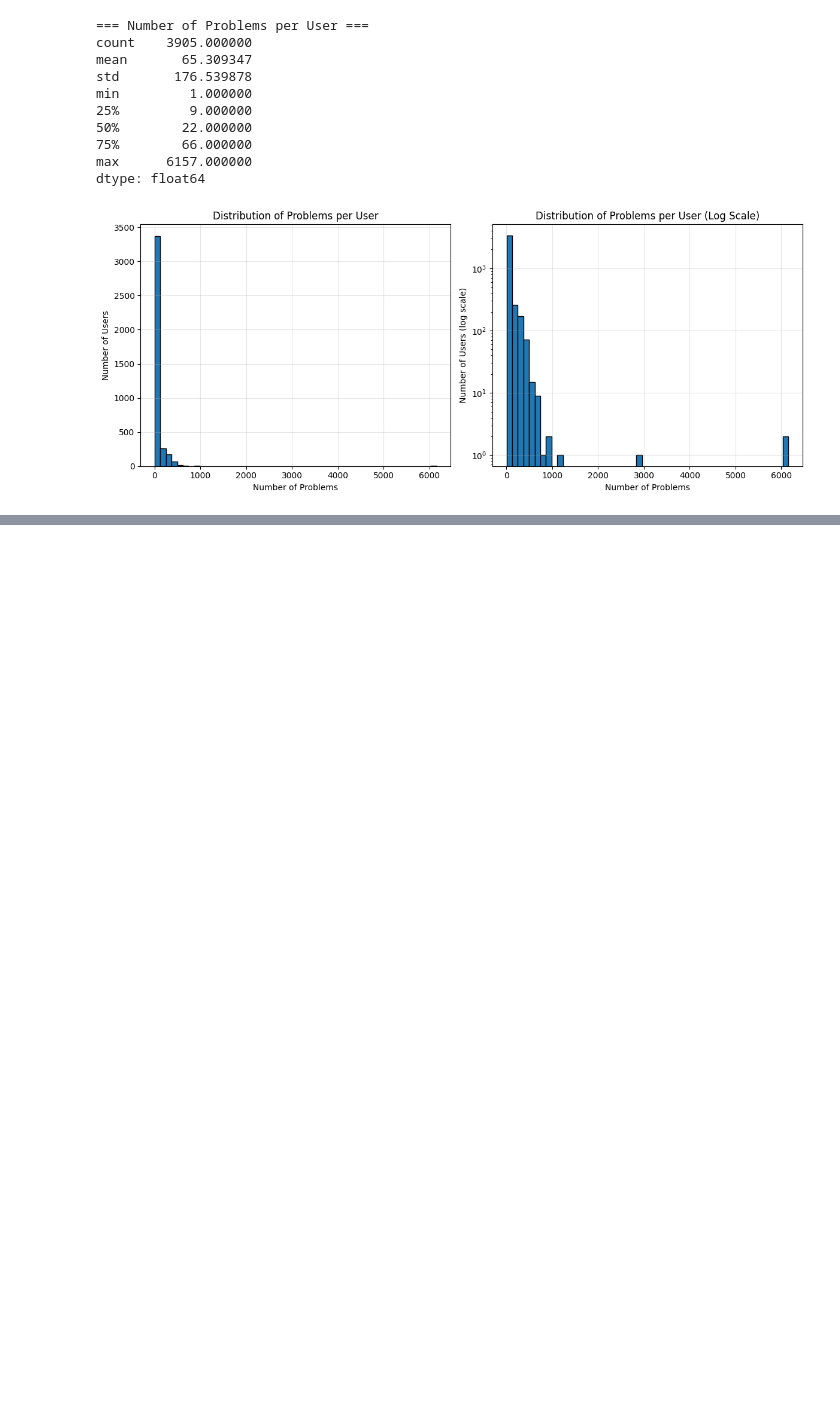
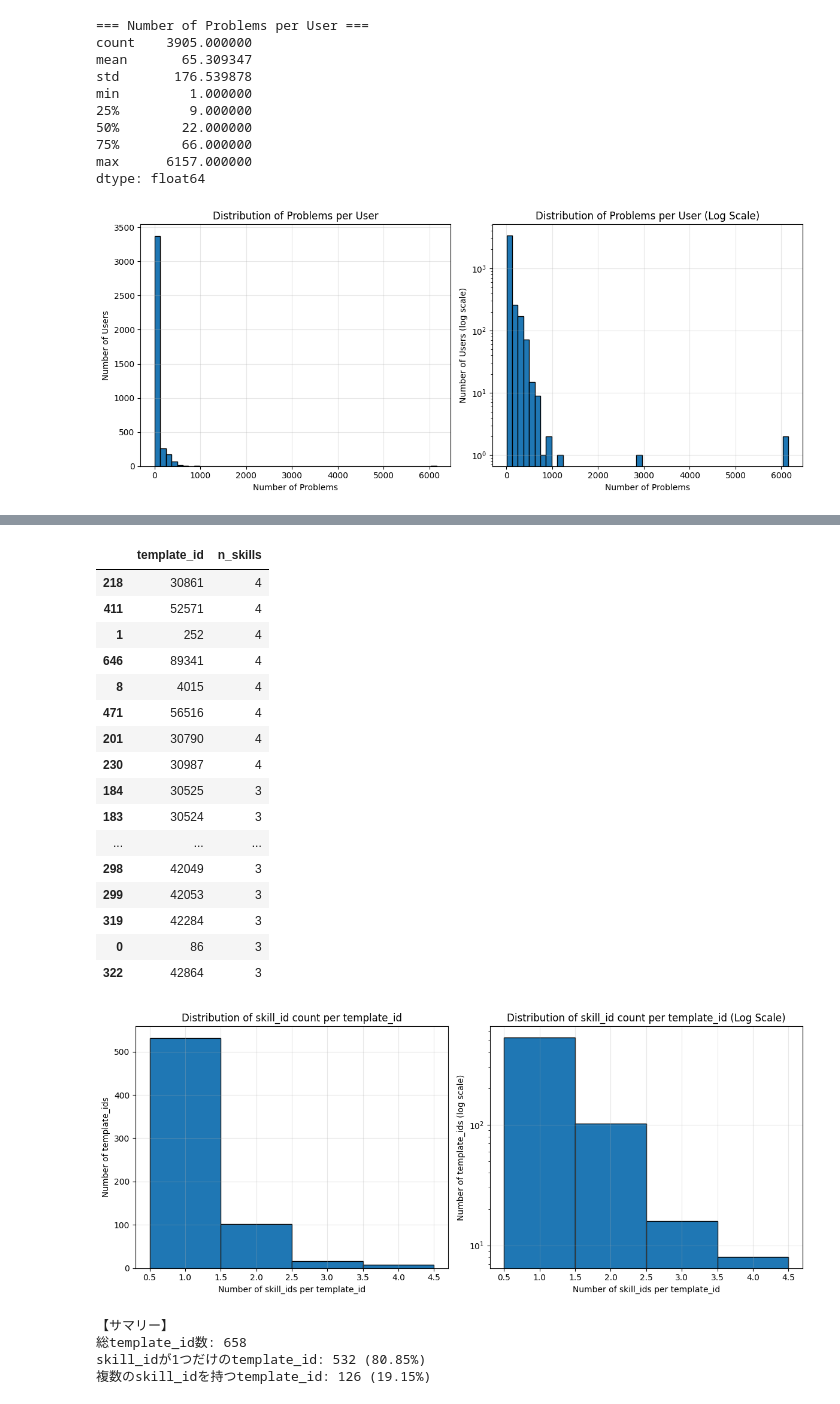
Before and after one commit to ryosukeaaaaa/master_research, a Jupyter notebook: notebooks/assistments_2009_2010/eda_rawdata.ipynb, the cells around one changed output, grey strips where cells are left out. Saved outputs shown, nothing was run; the diff lists cells and outputs as text; code cells hidden in the pictures; blank space fills up the shorter version.

```diff
--- a/notebooks/assistments_2009_2010/eda_rawdata.ipynb
+++ b/notebooks/assistments_2009_2010/eda_rawdata.ipynb
@@ -298,0 +703,49 @@ dtype: float64
+# %%
+# template_idごとのskill_id数を集計
+print("=== template_idごとのskill_id数の集計 ===")
+
+df_clean = df[['template_id', 'skill_id']].dropna()
+
+# 各template_idが持つskill_idの数をカウント
+template_skill_count = df_clean.groupby('template_id')['skill_id'].nunique().reset_index()
+template_skill_count.columns = ['template_id', 'n_skills']
+template_skill_count = template_skill_count.sort_values('n_skills', ascending=False)
+
+print("\n【基本統計】")
+print(template_skill_count['n_skills'].describe())
+
+print("\n【skill_id数の分布】")
+skill_count_dist = template_skill_count['n_skills'].value_counts().sort_index()
+print(skill_count_dist)
+
+print("\n【skill_id数が多いtemplate_idのTOP 20】")
+display(template_skill_count.head(20))
+
+# ヒストグラム
+plt.figure(figsize=(12, 5))
+
+plt.subplot(1, 2, 1)
+plt.hist(template_skill_count['n_skills'], bins=range(1, template_skill_count['n_skills'].max()+2),
+         edgecolor='black', align='left')
+plt.xlabel('Number of skill_ids per template_id')
+plt.ylabel('Number of template_ids')
+plt.title('Distribution of skill_id count per template_id')
+plt.grid(True, alpha=0.3)
+
+plt.subplot(1, 2, 2)
+plt.hist(template_skill_count['n_skills'], bins=range(1, template_skill_count['n_skills'].max()+2),
+         edgecolor='black', align='left')
+plt.xlabel('Number of skill_ids per template_id')
+plt.ylabel('Number of template_ids (log scale)')
+plt.title('Distribution of skill_id count per template_id (Log Scale)')
+plt.yscale('log')
+plt.grid(True, alpha=0.3)
+
+plt.tight_layout()
+plt.show()
+
+print(f"\n【サマリー】")
+print(f"総template_id数: {len(template_skill_count)}")
+print(f"skill_idが1つだけのtemplate_id: {(template_skill_count['n_skills'] == 1).sum()} ({(template_skill_count['n_skills'] == 1).sum() / len(template_skill_count) * 100:.2f}%)")
+print(f"複数のskill_idを持つtemplate_id: {(template_skill_count['n_skills'] > 1).sum()} ({(template_skill_count['n_skills'] > 1).sum() / len(template_skill_count) * 100:.2f}%)")
+# %% [output]
@@ -298,0 +769,22 @@ dtype: float64
+|  | template_id | n_skills |
+| 218 | 30861 | 4 |
+| 411 | 52571 | 4 |
+| 1 | 252 | 4 |
+| 646 | 89341 | 4 |
+| 8 | 4015 | 4 |
+| 471 | 56516 | 4 |
+| 201 | 30790 | 4 |
+| 230 | 30987 | 4 |
+| 184 | 30525 | 3 |
+| 183 | 30524 | 3 |
+| ... | ... | ... |
+| 298 | 42049 | 3 |
+| 299 | 42053 | 3 |
+| 319 | 42284 | 3 |
+| 0 | 86 | 3 |
+| 322 | 42864 | 3 |
+[figure, added]
+【サマリー】
+総template_id数: 658
+skill_idが1つだけのtemplate_id: 532 (80.85%)
+複数のskill_idを持つtemplate_id: 126 (19.15%)
```
Also changed, not shown: parts of 12 cells of this notebook, 52 other files.
